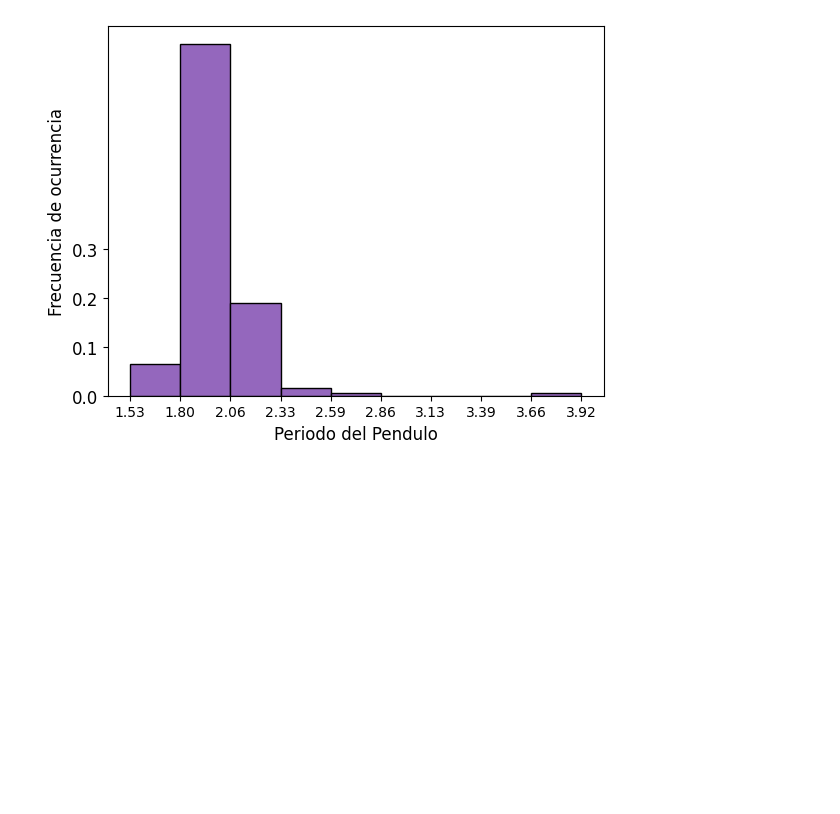
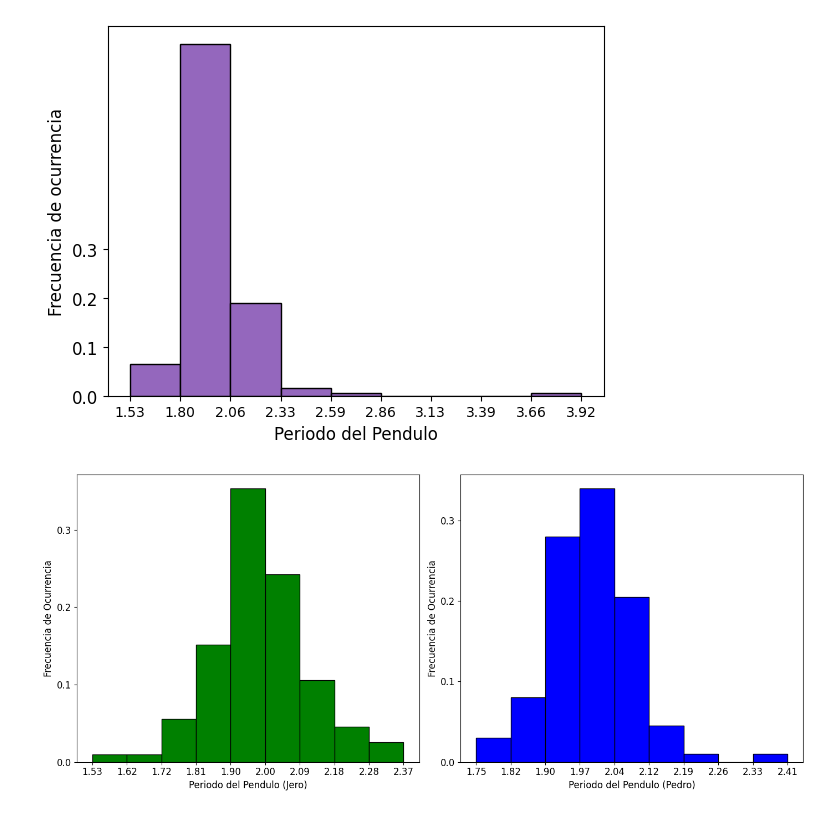
Before and after one commit to jerovernay/Laboratorio1, a Jupyter notebook: Tp1/Tp1.ipynb, the cells around one changed output. Drawn from its saved outputs; the diff is of its cells as text; code cells hidden in the pictures; blank space fills up the shorter version.

```diff
--- a/Tp1/Tp1.ipynb
+++ b/Tp1/Tp1.ipynb
@@ -314,3 +296,44 @@ _ = plt.xticks(bin_edges)                                      # para hacer coin
 plt.show()
 # %% [output]
 [figure]
+# %%
+# Quitamos los valores atipicos de las dos mediciones para poder obtener datos que indiquen las mediciones de manera mas adecuada y asi comparar ambas mediciones mas claramente.
+
+def quitar_atipicos(datos, limite_por_debajo, limite_por_arriba):
+    recorte = datos[(datos >= limite_por_debajo) & (datos <= limite_por_arriba)]
+    return recorte
+
+mediciones_jero = quitar_atipicos(tiempos_array_Cambio, 1.4, 2.5) # medidas por jero
+mediciones_pedro = quitar_atipicos(datos_combinados200, 1.4, 2.5) # medidas por pedro
+
+np.savetxt("tiempos200_jero.txt", mediciones_jero, fmt='%.3f')
+medicion200_jero = np.loadtxt('tiempos200_jero.txt')
+
+np.savetxt("tiempos200_pedro.txt", mediciones_pedro, fmt='%.3f')
+medicion200_pedro = np.loadtxt('tiempos200_pedro.txt')
+
+# Creo los graficos uno al lado del otro para exponer mejor
+figuras, equis = plt.subplots(1,2, figsize=(14,6))
+
+# Histograma Jero
+conteo_01, bordes_01, patches_01 = equis[0].hist(medicion200_jero, bins = 9, color="green", weights=np.ones(len(medicion200_jero)) / len(medicion200_jero), edgecolor = "black")
+equis[0].xaxis.set_major_formatter(FormatStrFormatter('%.2f'))
+equis[0].set_ylabel('Frecuencia de Ocurrencia', fontsize = 12)
+equis[0].set_xlabel('Periodo del Pendulo (Jero)', fontsize = 12)
+equis[0].set_xticks(bordes_01)
+equis[0].set_yticks(np.arange(0, 0.35, 0.1))
+equis[0].tick_params(axis='both', which='major', labelsize=12)  # Para cambiar tamaño de fuente de los ticks
+
+# Histograma Pedro
+conteo_02, bordes_02, patches_02 = equis[1].hist(medicion200_pedro, bins = 9, color="blue", weights=np.ones(len(medicion200_pedro)) / len(medicion200_pedro), edgecolor = "black")
+equis[1].xaxis.set_major_formatter(FormatStrFormatter('%.2f'))
+equis[1].set_ylabel('Frecuencia de Ocurrencia', fontsize = 12)
+equis[1].set_xlabel('Periodo del Pendulo (Pedro)', fontsize = 12)
+equis[1].set_xticks(bordes_02)
+equis[1].set_yticks(np.arange(0, 0.35, 0.1))
+equis[1].tick_params(axis='both', which='major', labelsize=12)  # Para cambiar tamaño de fuente de los ticks
+
+plt.tight_layout()
+plt.show()
+# %% [output]
+[figure, added]
```
Also changed, not shown: parts of 1 cell of this notebook.
